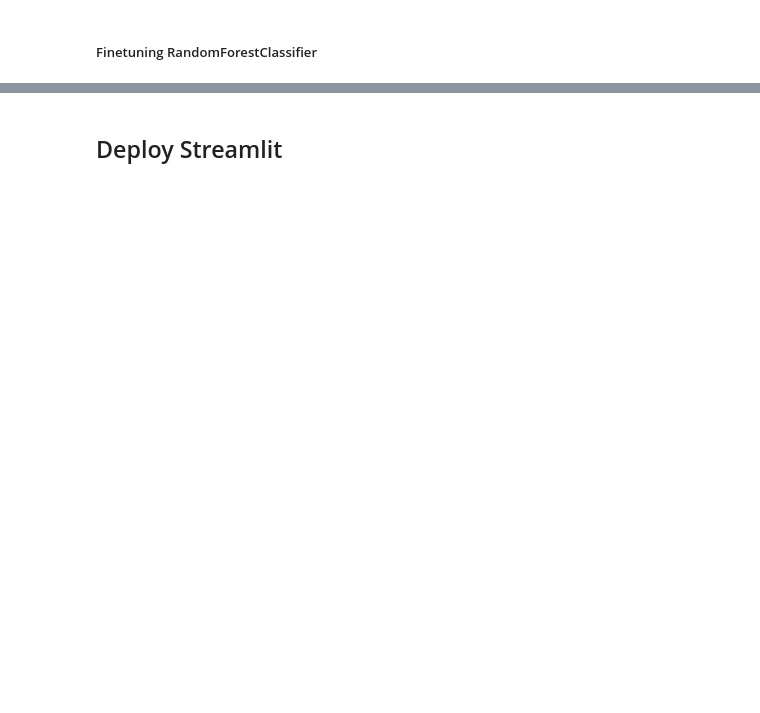
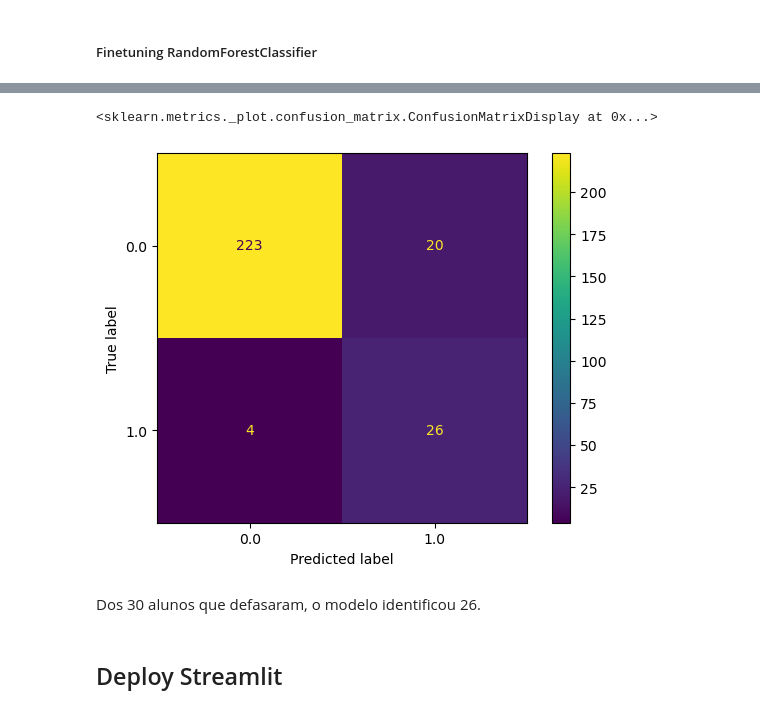
Before and after one commit to victoria-menezes/fiap-data-analytics-DATATHON, a Jupyter notebook: notebook.ipynb, the cells around one changed output, grey strips where cells are left out. Cells and saved outputs as stored; diff of their text form; code cells hidden in the pictures; blank space fills up the shorter version.

```diff
--- a/notebook.ipynb
+++ b/notebook.ipynb
@@ -3179,2 +3139,13 @@ search.best_estimator_.score(X_test, y_test)
+# %%
+cm = confusion_matrix(y_test, y_pred_custom, labels = pipeline_final.classes_)
+
+disp = ConfusionMatrixDisplay(confusion_matrix=cm, display_labels=pipeline_final.classes_)
+
+disp.plot()
+# %% [output]
+<sklearn.metrics._plot.confusion_matrix.ConfusionMatrixDisplay at 0x...>
+[figure, added]
+# %% [markdown]
+Dos 30 alunos que defasaram, o modelo identificou 26.
 # %% [markdown]
 ## Deploy Streamlit
```
Also changed, not shown: parts of 48 cells of this notebook.
